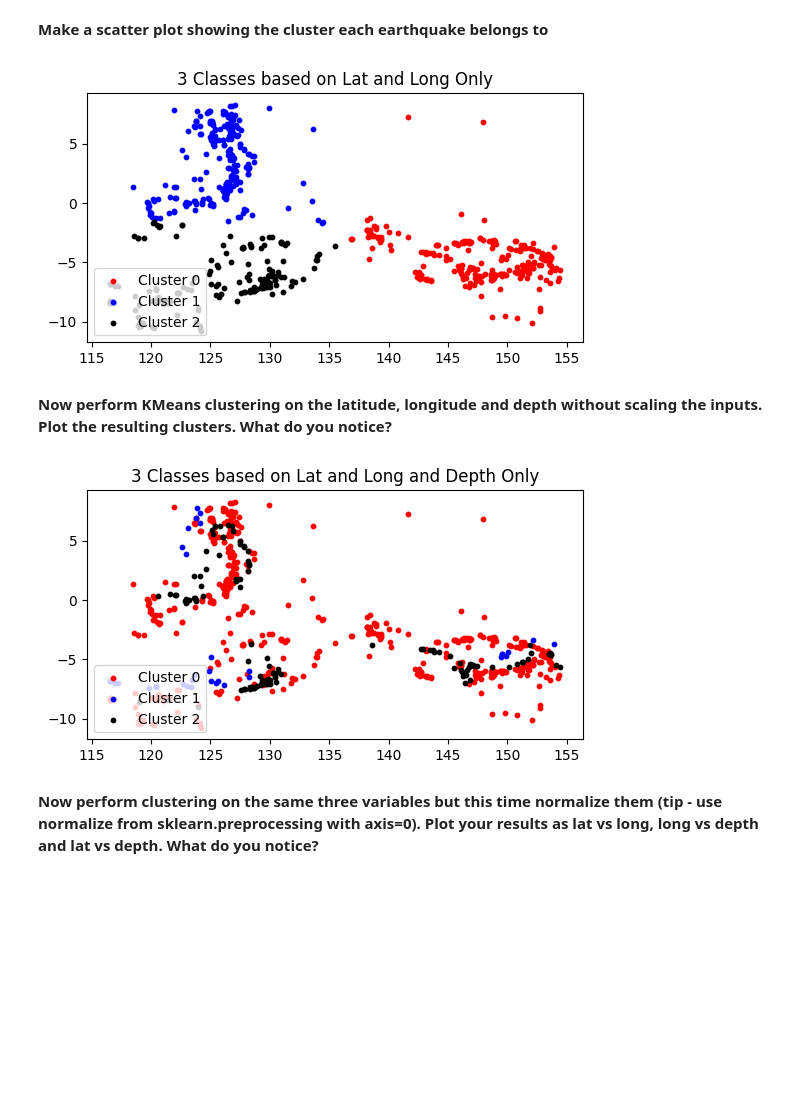
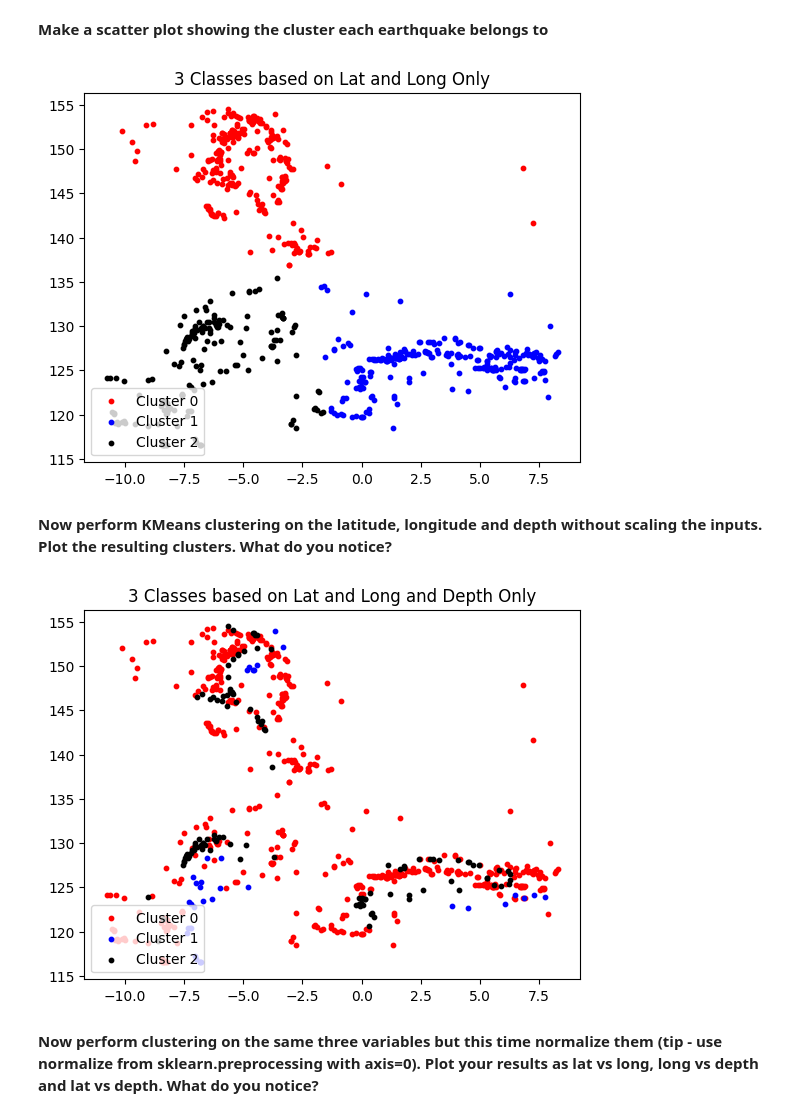
Before and after one commit to CharalapML/ColabCode, a Jupyter notebook: 3D_Earthquake_clustering1_USGSdatafromSEAsia.ipynb, the cells around one changed output. Drawn from its saved outputs; the diff is of its cells as text; code cells hidden in the pictures; blank space fills up the shorter version.

```diff
--- a/3D_Earthquake_clustering1_USGSdatafromSEAsia.ipynb
+++ b/3D_Earthquake_clustering1_USGSdatafromSEAsia.ipynb
@@ -29,7 +23,7 @@ from pathlib import Path
 
 # Use the CSV bundled with the repo; fall back to the GitHub copy when the notebook is opened on its own (e.g. in Colab)
 DATA_PATH = Path('data/EarthQuakeData_SE_Asia.csv')
-DATA_URL = 'https://raw.githubusercontent.com/CharalapML/ColabCode/main/data/EarthQuakeData_SE_Asia.csv'
+DATA_URL = 'https://raw.githubusercontent.com/CharalapML/ColabCode/TestingBranch/data/EarthQuakeData_SE_Asia.csv'
 df = pd.read_csv(DATA_PATH if DATA_PATH.exists() else DATA_URL)
 # %%
 df.head(5)
@@ -85,11 +76,0 @@ display (df)
-# %%
-# Vectorized conversion using the utm library
-def convert_to_utm(row):
-    try:
-        # utm.from_latlon returns (EASTING, NORTHING, ZONE_NUMBER, ZONE_LETTER)
-        easting, northing, zonenumber, zoneletter = utm.from_latlon(row['latitude'], row['longitude'])
-        return pd.Series([easting, northing, zonenumber, zoneletter])
-    except Exception:
-        return pd.Series([None, None, None, None])
-
-df[['UTMX', 'UTMY', 'ZoneNum', 'ZoneLetter']] = df.apply(convert_to_utm, axis=1)
@@ -269,15 +226,14 @@ print (y_km)
 # %% [markdown]
 **Make a scatter plot showing the cluster each earthquake belongs to**
 # %%
-plt.scatter( long[y_km==0], lat[y_km==0], s=10, c='red',   label ='Cluster 0')
-plt.scatter( long[y_km==1], lat[y_km==1], s=10, c='blue',  label ='Cluster 1')
-plt.scatter( long[y_km==2], lat[y_km==2], s=10, c='black', label ='Cluster 2')
+plt.scatter(lat[y_km==0], long[y_km==0], s=10, c='red', label ='Cluster 0')
+plt.scatter(lat[y_km==1], long[y_km==1], s=10, c='blue', label ='Cluster 1')
+plt.scatter(lat[y_km==2], long[y_km==2], s=10, c='black', label ='Cluster 2')
 plt.legend(loc = 'lower left')
 plt.title('3 Classes based on Lat and Long Only')
-plt.axis('scaled')
 plt.show()
 # %% [output]
-[figure, old version]
+[figure, new version]
 # %% [markdown]
 **Now perform KMeans clustering on the latitude, longitude and depth without scaling the inputs.  Plot the resulting clusters.  What do you notice?**
 # %%
@@ -287,15 +243,14 @@ y_km = kmeans.fit_predict(df[['latitude', 'longitude', 'depth']])
 #kmeans.labels_
 #print (y_km)
 # %%
-plt.scatter( long[y_km==0],  lat[y_km==0],  s=10, c='red',   label ='Cluster 0')
-plt.scatter( long[y_km==1],  lat[y_km==1],  s=10, c='blue',  label ='Cluster 1')
-plt.scatter( long[y_km==2],  lat[y_km==2],  s=10, c='black', label ='Cluster 2')
+plt.scatter(lat[y_km==0], long[y_km==0], s=10, c='red', label ='Cluster 0')
+plt.scatter(lat[y_km==1], long[y_km==1], s=10, c='blue', label ='Cluster 1')
+plt.scatter(lat[y_km==2], long[y_km==2], s=10, c='black', label ='Cluster 2')
 plt.legend(loc = 'lower left')
 plt.title('3 Classes based on Lat and Long and Depth Only')
-plt.axis('scaled')
 plt.show()
 # %% [output]
-[figure, old version]
+[figure, new version]
 # %% [markdown]
 **Now perform clustering on the same three variables but this time normalize them (tip - use normalize from sklearn.preprocessing with axis=0).  Plot your results as lat vs long, long vs depth and lat vs depth.  What do you notice?**
 # %%
```
Also changed, not shown: parts of 23 cells of this notebook, 2 other files.
